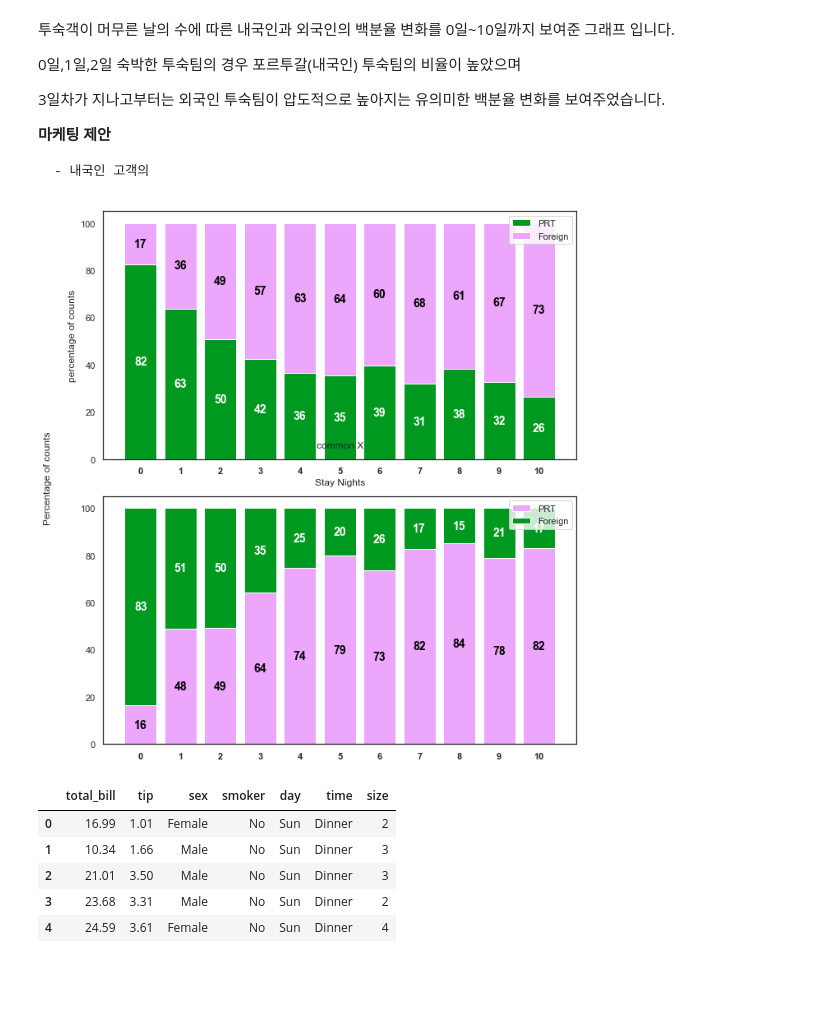
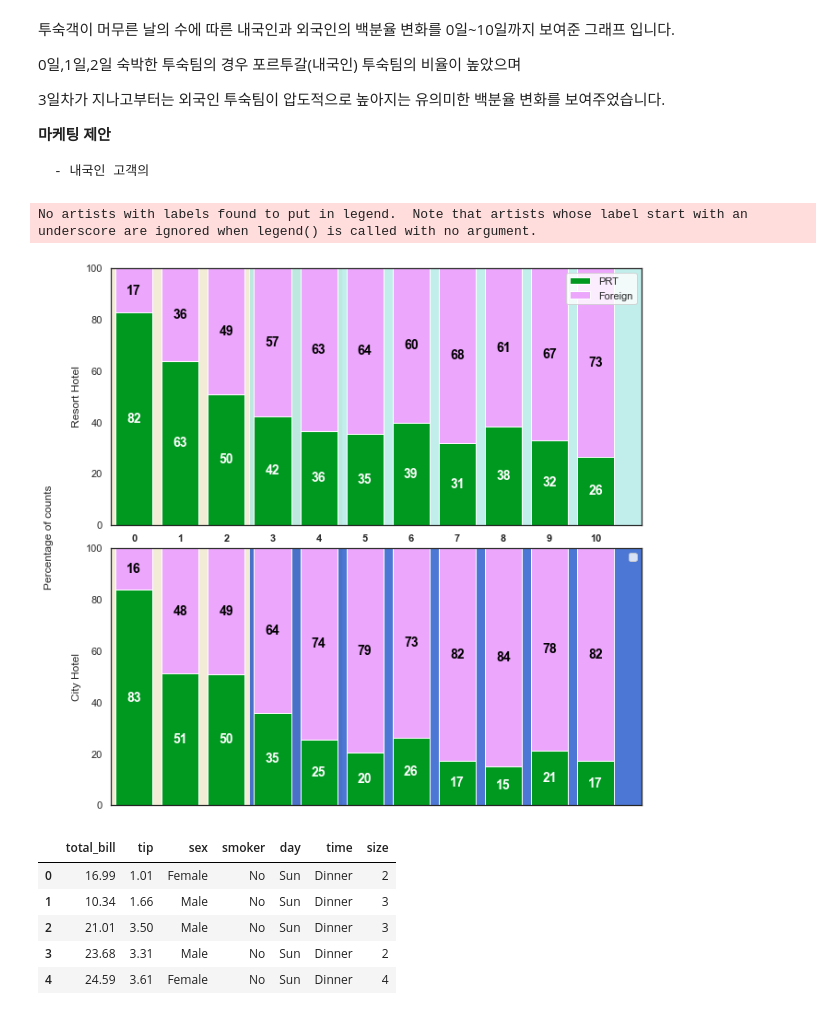
Before and after one commit to ABizCho/py_machineLearning, a Jupyter notebook: Assignment_Group/ML_group_project/ML_group_project_EDA.ipynb, the cells around one changed output. Saved outputs shown, nothing was run; the diff lists cells and outputs as text; code cells hidden in the pictures; blank space fills up the shorter version.

```diff
--- a/Assignment_Group/ML_group_project/ML_group_project_EDA.ipynb
+++ b/Assignment_Group/ML_group_project/ML_group_project_EDA.ipynb
@@ -762,11 +762,14 @@ CH_r = range(len(x_totalNights_CH))
 
 ''''''''''''''''''''''''
 '''plot bars'''
-fig = plt.figure(figsize=(20,10))
-fig.text(0.7, 0.5, 'common X', ha='center')
+fig = plt.figure(figsize=(20,9))
+ax_back = fig.add_subplot(2,1,1)
+ax_back.axvspan(-0.5, 4.5, facecolor='#ede3c5', alpha=0.7)
+ax_back.axvspan(2.5, 20, facecolor='#a7e7e3', alpha=0.7)
+
 fig.text(0.45, 0.45, 'Percentage of counts', va='center', rotation='vertical')
 
-plt.subplots_adjust(left=0.5, bottom=0.0, right=0.9, top=0.9, wspace=0.1, hspace=0.15)
+plt.subplots_adjust(left=0.5, bottom=0.0, right=0.9, top=0.9, wspace=0.1, hspace=0.09)
 
 '''
 # 1 - RH_PLOT
@@ -789,8 +792,7 @@ plt.legend()
 
 # Custom X axis
 plt.xticks(RH_r, x_totalNights_RH, fontweight='bold')
-plt.xlabel("Stay Nights")
-plt.ylabel("percentage of counts")
+plt.ylabel("Resort Hotel")
 
 ax_back.set_xlim([-0.5,11])
 ax_back.set_ylim([0,100])
@@ -812,45 +814,51 @@ for r1, r2 in zip(ax1_RH, ax2_RH):
     plt_RH.text(r2.get_x() + r2.get_width() / 2., h1 + h2 / 2., "%d" % h2, ha="center", va="center", color="black", fontsize=14, fontweight="bold")
 
 
 '''
 # 2 - CH PLOT
 '''
-plt_CH = plt.subplot(2,1,2, sharex= plt_RH )
+ax_back = fig.add_subplot(2,1,2)
+ax_back.axvspan(-0.5, 4.5, facecolor='#ede3c5', alpha=0.7)
+ax_back.axvspan(2.5, 20, facecolor='#003dc2', alpha=0.7)
 
+plt_CH = plt.subplot(2,1,2)
+
+plt_CH.axes.xaxis.set_visible(False)
+plt.axis([-0.5,11,100,0])
+ax_back.set_xlim([-0.5,11])
+ax_back.set_ylim([0,100])
 
 # ax_back = fig.add_subplot(2,1,1)
 # ax_back.axvspan(-0.5, 4.5, facecolor='#ede3c5', alpha=0.7)
 # ax_back.axvspan(2.5, 20, facecolor='#a7e7e3', alpha=0.7)
 
-ax1_CH = plt_CH.bar(r, s2_ratio_CH, color=colors[1], edgecolor='white',
-            #   width=barWidth,
-              label="PRT")
-ax2_CH = plt_CH.bar(r, s1_ratio_CH, bottom=np.array(s2_ratio_CH), color=colors[0], edgecolor='white',
-            #   width=barWidth,
-              label='Foreign')
+ax1_CH = plt_CH.bar(r, s1_ratio_CH, color=colors[0], edgecolor='white',)
+ax2_CH = plt_CH.bar(r, s2_ratio_CH, bottom=np.array(s1_ratio_CH), color=colors[1], edgecolor='white',)
 
 
 plt.legend()
-
 # Custom X axis
 plt.xticks(CH_r, x_totalNights_CH, fontweight='bold')
+plt.yticks([0,20,40,60,80,100])
+plt.xlabel("Stay Nights")
+plt.ylabel("City Hotel")
 
 ax_back.set_xlim([-0.5,11])
 ax_back.set_ylim([0,100])
 
 '''###'''
 
 for r1, r2 in zip(ax1_CH, ax2_CH):
     h1 = r1.get_height()
     h2 = r2.get_height()
 
-    plt_CH.text(r1.get_x() + r1.get_width() / 2., h1 / 2., "%d" % h1, ha="center", va="center", color="black", fontsize=14, fontweight="bold")
-    plt_CH.text(r2.get_x() + r2.get_width() / 2., h1 + h2 / 2., "%d" % h2, ha="center", va="center", color="white", fontsize=14, fontweight="bold")
-
+    plt_CH.text(r1.get_x() + r1.get_width() / 2., h1 / 2., "%d" % h1, ha="center", va="center", color="white", fontsize=14, fontweight="bold")
+    plt_CH.text(r2.get_x() + r2.get_width() / 2., h1 + h2 / 2., "%d" % h2, ha="center", va="center", color="blacK", fontsize=14, fontweight="bold")
 
 plt.show()
 # %% [output]
+No artists with labels found to put in legend.  Note that artists whose label start with an underscore are ignored when legend() is called with no argument.
-[figure, old version]
+[figure, new version]
 # %%
 # STACKED BAR PLOT 만드는 법
 # import libraries
```
